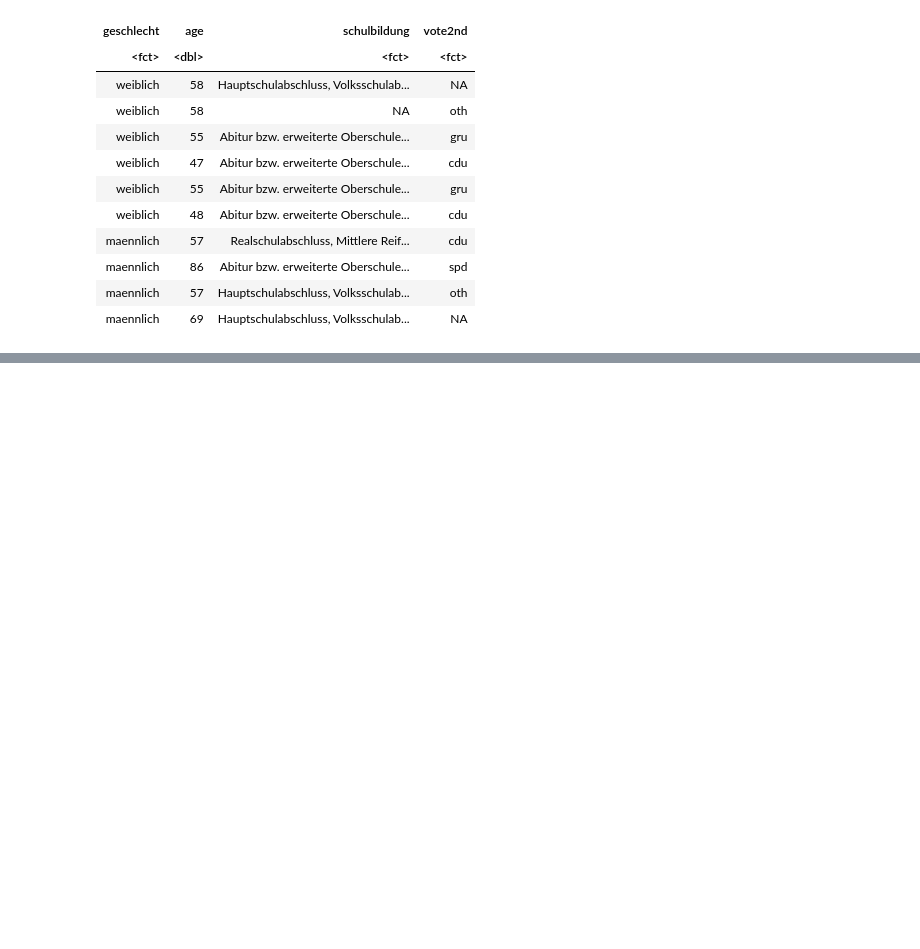
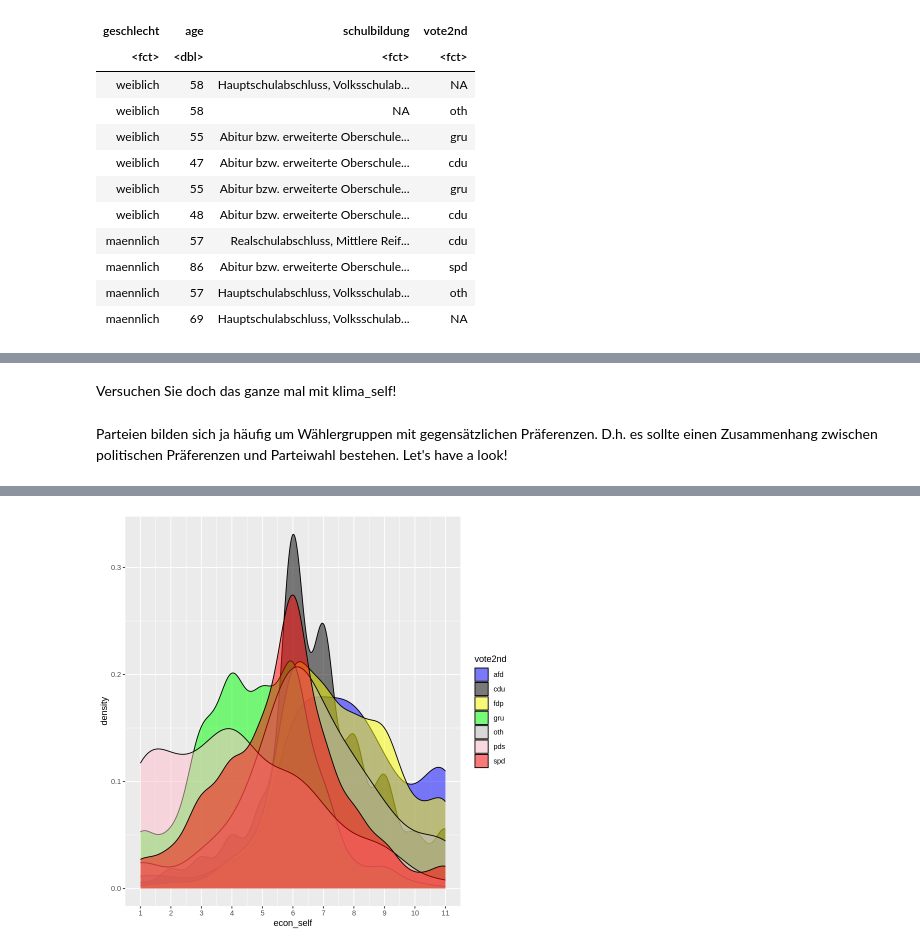
Before and after one commit to cstecker/politicsRLab, a Jupyter notebook: Ja, wen wählen Sie denn.ipynb, the cells around one changed output, grey strips where cells are left out. Cells and saved outputs as stored; diff of their text form; code cells hidden in the pictures; blank space fills up the shorter version.

```diff
--- a/Ja, wen wählen Sie denn.ipynb
+++ b/Ja, wen wählen Sie denn.ipynb
@@ -80,0 +123,22 @@ A tibble: 10 × 4
+# %% [markdown]
+Versuchen Sie doch das ganze mal mit klima_self!
+# %% [markdown]
+Parteien bilden sich ja häufig um Wählergruppen mit gegensätzlichen Präferenzen. D.h. es sollte einen Zusammenhang zwischen politischen Präferenzen und Parteiwahl bestehen. Let's have a look!
+# %%
+# Verwende den 'gles' Datensatz
+gles %>%
+# Entferne Zeilen mit fehlenden Werten in 'vote2nd' und 'klima_self'
+  drop_na(vote2nd, klima_self) %>%
+# Erstelle ein Dichtediagramm mit 'econ_self' auf der X-Achse und Gruppierung nach 'vote2nd'
+  ggplot(aes(x = econ_self, fill = vote2nd)) +
+# Zeichne Dichtelinien mit halber Transparenz
+  geom_density(alpha = .5) +
+# Setze die Grenzen der X-Achse von 1 bis 11, beschrifte und platziere Achsenabschnitte
+  scale_x_continuous(limits = c(1, 11),
+                     labels = 1:11,
+                     breaks = 1:11) +
+# Manuelle Farbzuweisung für die unterschiedlichen Kategorien von 'vote2nd'
+  scale_fill_manual(
+    values = c("blue", "black", "yellow", "green", "grey", "pink", "red")
+  )
+# %% [output]
@@ -80,0 +147 @@ A tibble: 10 × 4
+[figure, added]
```
Also changed, not shown: parts of 12 cells of this notebook.
